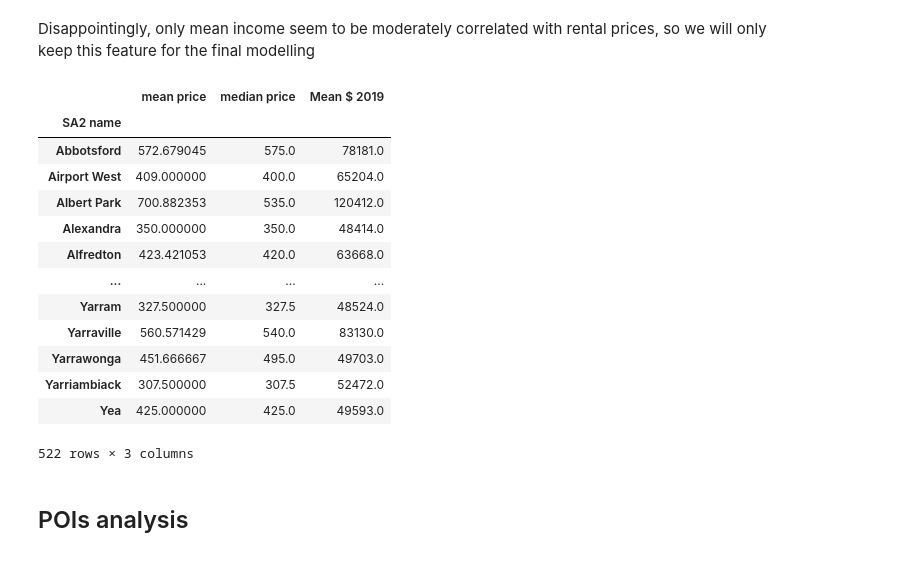
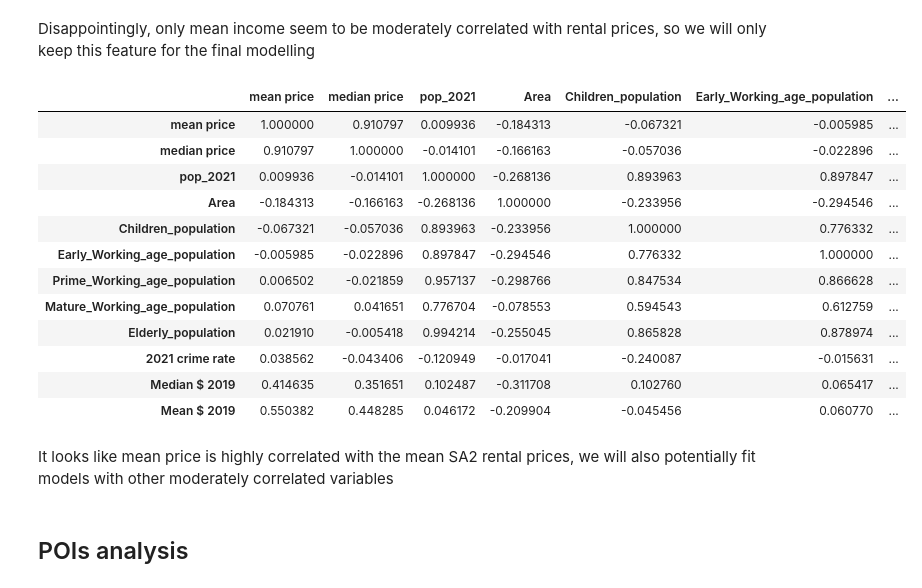
Before and after one commit to MAST30034-Applied-Data-Science/generic-real-estate-consulting-project-18, a Jupyter notebook: notebooks/Summary_notebook.ipynb, the cells around one changed output. Saved outputs shown, nothing was run; the diff lists cells and outputs as text; code cells hidden in the pictures.

Commit message:
add final predictions and modelling

```diff
--- a/notebooks/Summary_notebook.ipynb
+++ b/notebooks/Summary_notebook.ipynb
@@ -183,4 +183,4 @@ This section's analysis and modelling results suggest that the number of baths,
 ## SA2 specific features analysis
 # %%
 # read in all SA2 specific features
-SA2_features = pd.read_csv('data/curated/external_features(SA2).csv')
+SA2_features_raw = pd.read_csv('data/curated/external_features(SA2).csv')
@@ -195,3 +187,14 @@ SA2_features = SA2_features.replace(['np'],'0')
+# %%
+# replace string values
+SA2_features_raw = SA2_features_raw.replace(['np'],'0')
+
+# drop na values
+SA2_features_raw.dropna(inplace = True)
+# %%
+# make a copy to look at numerical values
+SA2_features = SA2_features_raw.copy()
+# drop irrelevant columns
+SA2_features.drop(columns = ['pop_2021', 'Unnamed: 0','property_type','LGA code','SA2 code','SA2 name'], inplace = True)
 # %%
 # convert all columns to numerical
 for column in SA2_features.columns:
@@ -237,28 +240,32 @@ SA2_data['mean price'] = mean_price
 SA2_data['median price']=median_price
 
 # iterate through dataframe and get SA2 features
-for column in SA2_data.iloc[[],6:]:
+for column in SA2_features_raw.iloc[[],6:]:
     # convert to float
-    SA2_data[column] = SA2_data[column].astype(float)
+    SA2_features_raw[column] = SA2_features_raw[column].astype(float)
     # get SA2 features
     SA2_data = SA2_data.merge(SA2_features_raw.groupby('SA2 name')[column].first(),how='left', left_index=True, right_index=True)
 # %%
-SA2_data.merge(SA2_features_raw.groupby('SA2 name')[column].first(),how='left', left_index=True, right_index=True)
+# plot correlation matrixes
+# examine the correlation between the internal attributes of rental property; numerical
+corr_3 = SA2_data.corr()
+corr_3.style.background_gradient(cmap='coolwarm')
 # %% [output]
-|  | mean price | median price | Mean $ 2019 |
-| SA2 name |  |  |  |
-| Abbotsford | 572.679045 | 575.0 | 78181.0 |
-| Airport West | 409.000000 | 400.0 | 65204.0 |
-| Albert Park | 700.882353 | 535.0 | 120412.0 |
-| Alexandra | 350.000000 | 350.0 | 48414.0 |
-| Alfredton | 423.421053 | 420.0 | 63668.0 |
-| ... | ... | ... | ... |
-| Yarram | 327.500000 | 327.5 | 48524.0 |
-| Yarraville | 560.571429 | 540.0 | 83130.0 |
-| Yarrawonga | 451.666667 | 495.0 | 49703.0 |
-| Yarriambiack | 307.500000 | 307.5 | 52472.0 |
-| Yea | 425.000000 | 425.0 | 49593.0 |
+|  | mean price | median price | pop_2021 | Area | Children_population | Early_Working_age_population | ... |
+| mean price | 1.000000 | 0.910797 | 0.009936 | -0.184313 | -0.067321 | -0.005985 | ... |
+| median price | 0.910797 | 1.000000 | -0.014101 | -0.166163 | -0.057036 | -0.022896 | ... |
+| pop_2021 | 0.009936 | -0.014101 | 1.000000 | -0.268136 | 0.893963 | 0.897847 | ... |
+| Area | -0.184313 | -0.166163 | -0.268136 | 1.000000 | -0.233956 | -0.294546 | ... |
+| Children_population | -0.067321 | -0.057036 | 0.893963 | -0.233956 | 1.000000 | 0.776332 | ... |
+| Early_Working_age_population | -0.005985 | -0.022896 | 0.897847 | -0.294546 | 0.776332 | 1.000000 | ... |
+| Prime_Working_age_population | 0.006502 | -0.021859 | 0.957137 | -0.298766 | 0.847534 | 0.866628 | ... |
+| Mature_Working_age_population | 0.070761 | 0.041651 | 0.776704 | -0.078553 | 0.594543 | 0.612759 | ... |
+| Elderly_population | 0.021910 | -0.005418 | 0.994214 | -0.255045 | 0.865828 | 0.878974 | ... |
+| 2021 crime rate | 0.038562 | -0.043406 | -0.120949 | -0.017041 | -0.240087 | -0.015631 | ... |
+| Median $ 2019 | 0.414635 | 0.351651 | 0.102487 | -0.311708 | 0.102760 | 0.065417 | ... |
+| Mean $ 2019 | 0.550382 | 0.448285 | 0.046172 | -0.209904 | -0.045456 | 0.060770 | ... |
-522 rows × 3 columns
+# %% [markdown]
+It looks like mean price is highly correlated with the mean SA2 rental prices, we will also potentially fit models with other moderately correlated variables
 # %% [markdown]
 ## POIs analysis
 # %% [markdown]
```
Also changed, not shown: parts of 47 cells of this notebook.
